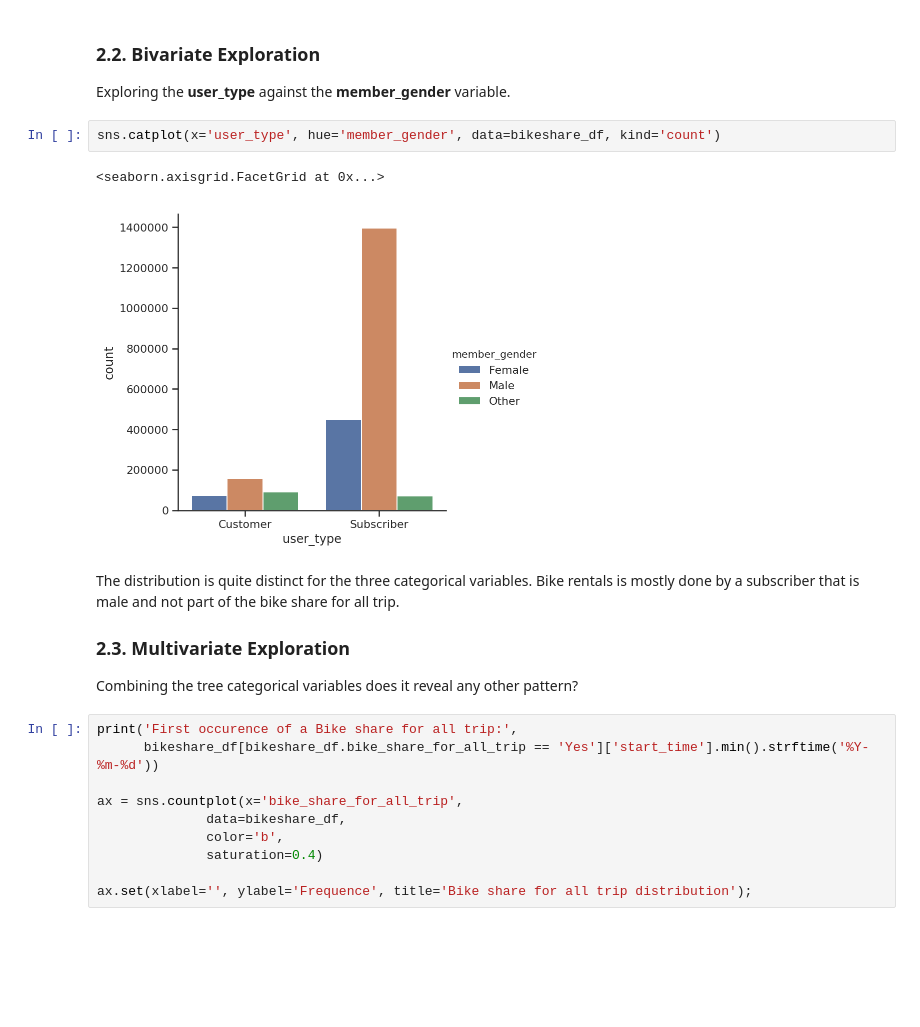
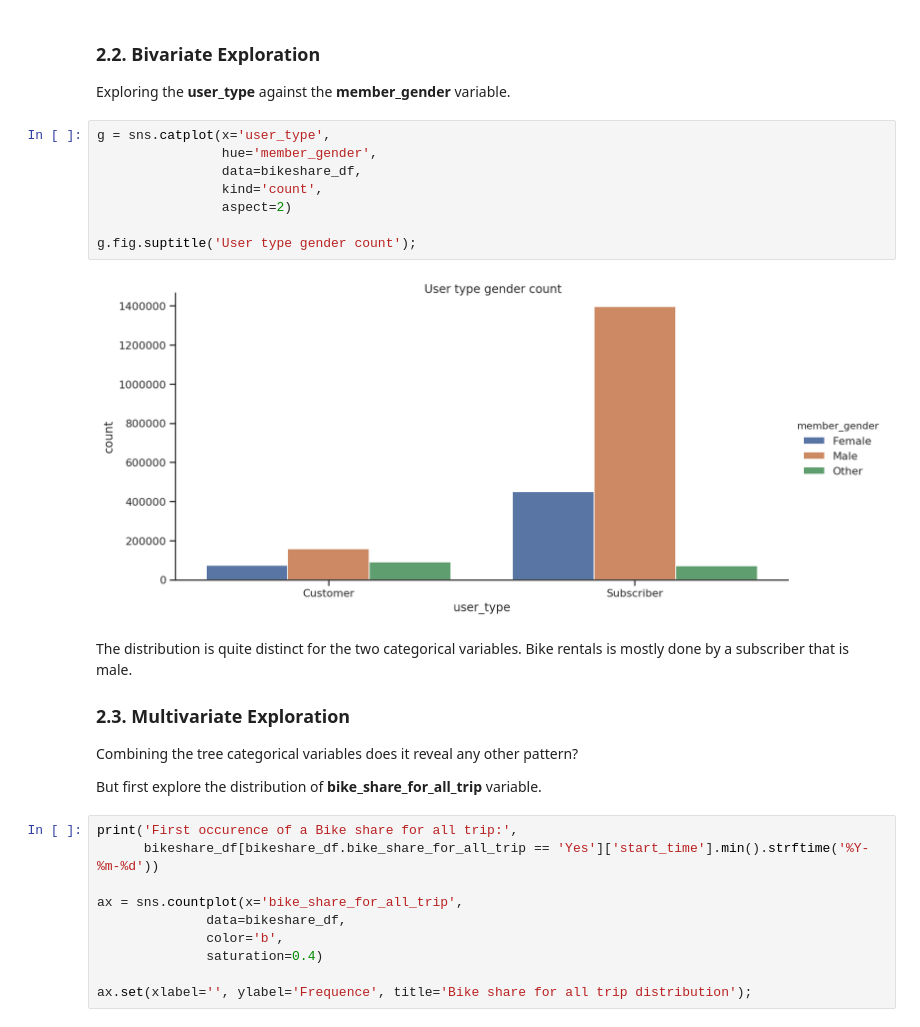
Before and after one commit to marcusholmgren/bikeshare-analysis, a Jupyter notebook: fordgobike-analysis.ipynb, the cells around one changed output. Cells and saved outputs as stored; diff of their text form; blank space fills up the shorter version.

```diff
--- a/fordgobike-analysis.ipynb
+++ b/fordgobike-analysis.ipynb
@@ -502,17 +519,24 @@ ax.set(xlabel='',
 
 Exploring the __user_type__ against the __member_gender__ variable.
 # %%
-sns.catplot(x='user_type', hue='member_gender', data=bikeshare_df, kind='count')
+g = sns.catplot(x='user_type',
+                hue='member_gender',
+                data=bikeshare_df,
+                kind='count',
+                aspect=2)
+
+g.fig.suptitle('User type gender count');
 # %% [output]
-<seaborn.axisgrid.FacetGrid at 0x...>
-[figure, old version]
+[figure, new version]
 # %% [markdown]
-The distribution is quite distinct for the three categorical variables.
-Bike rentals is mostly done by a subscriber that is male and not part of the bike share for all trip.
+The distribution is quite distinct for the two categorical variables.
+Bike rentals is mostly done by a subscriber that is male.
 
 ### 2.3. Multivariate Exploration
 
 Combining the tree categorical variables does it reveal any other pattern?
+
+But first explore the distribution of __bike_share_for_all_trip__ variable.
 # %%
 print('First occurence of a Bike share for all trip:',
       bikeshare_df[bikeshare_df.bike_share_for_all_trip == 'Yes']['start_time'].min().strftime('%Y-%m-%d'))
```
Also changed, not shown: parts of 41 cells of this notebook, 8 other files.
